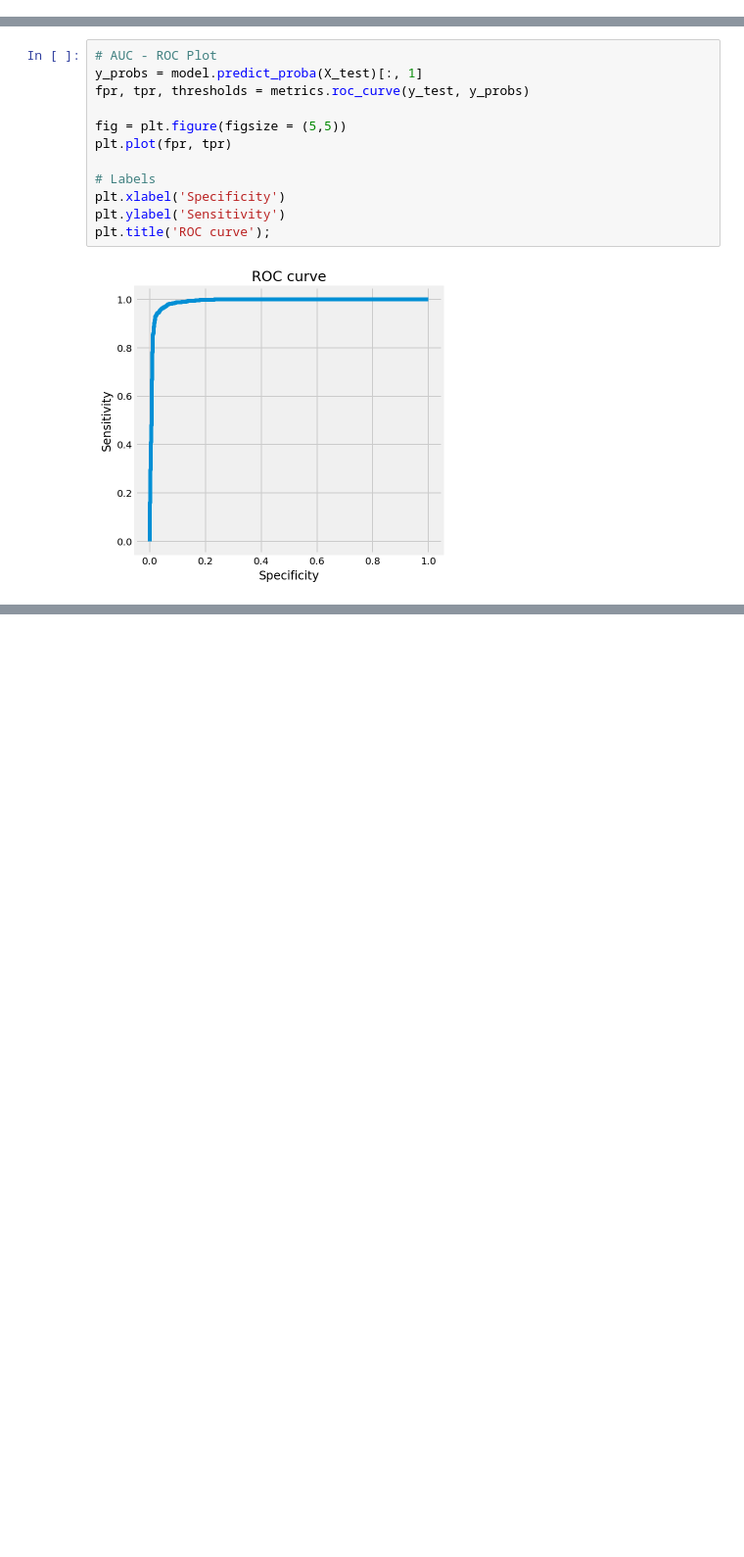
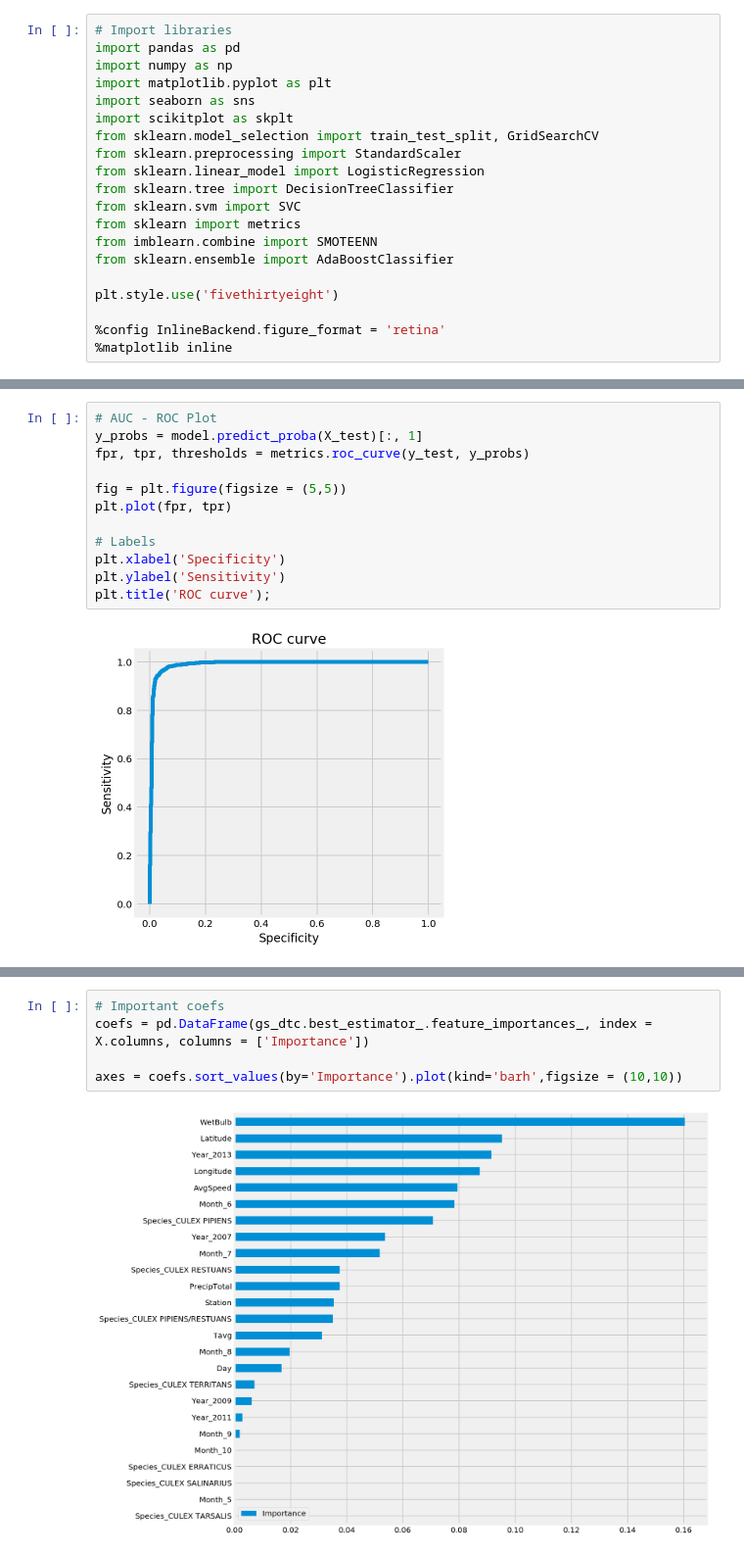
Before and after one commit to jphampton/west-nile, a Jupyter notebook: Models.ipynb, the cells around one changed output, grey strips where cells are left out. Shown at 98% size. Saved outputs shown, nothing was run; the diff lists cells and outputs as text; blank space fills up the shorter version.

```diff
--- a/Models.ipynb
+++ b/Models.ipynb
@@ -1,5 +1,25 @@
 # %% [markdown]
 # Modeling
+# %%
+# Import libraries
+import pandas as pd
+import numpy as np
+import matplotlib.pyplot as plt
+import seaborn as sns
+import scikitplot as skplt
+from sklearn.model_selection import train_test_split, GridSearchCV
+from sklearn.preprocessing import StandardScaler
+from sklearn.linear_model import LogisticRegression
+from sklearn.tree import DecisionTreeClassifier
+from sklearn.svm import SVC
+from sklearn import metrics
+from imblearn.combine import SMOTEENN
+from sklearn.ensemble import AdaBoostClassifier
+
+plt.style.use('fivethirtyeight')
+
+%config InlineBackend.figure_format = 'retina'
+%matplotlib inline
 # %%
 # Import libraries
 import pandas as pd
@@ -239,0 +314,7 @@ plt.title('ROC curve');
+# %%
+# Important coefs
+coefs = pd.DataFrame(gs_dtc.best_estimator_.feature_importances_, index = X.columns, columns = ['Importance'])
+
+axes = coefs.sort_values(by='Importance').plot(kind='barh',figsize = (10,10))
+# %% [output]
+[figure, added]
```
Also changed, not shown: parts of 26 cells of this notebook, 1 other file.
